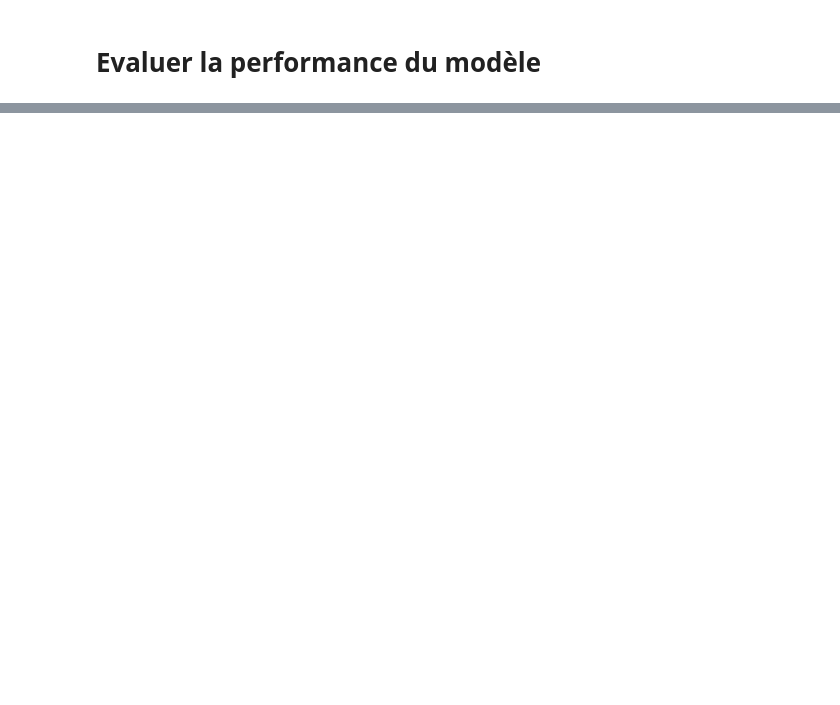
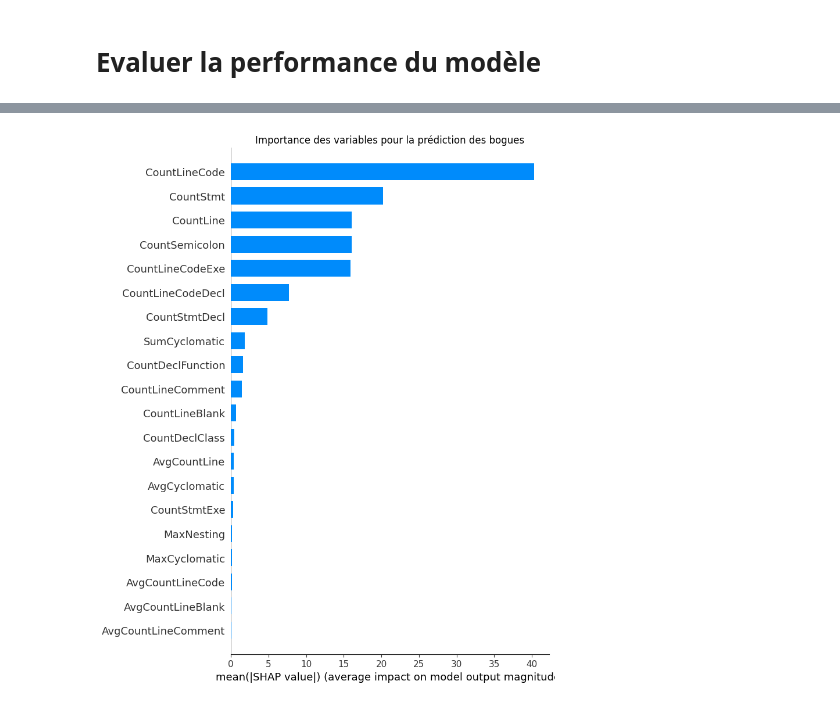
Before and after one commit to IamMoShi/MGL869-Lab-Hive, a Jupyter notebook: Pipeline_Learning_Model.ipynb, the cells around one changed output, grey strips where cells are left out. Drawn from its saved outputs; the diff is of its cells as text; code cells hidden in the pictures; blank space fills up the shorter version.

```diff
--- a/Pipeline_Learning_Model.ipynb
+++ b/Pipeline_Learning_Model.ipynb
@@ -29,10 +32,12 @@ data
 # Préparation des variables
 Modifier les variables indépendantes en fonction de la table. On ne prend pas en compte la version et l'id des commits dans le modèle.
 # %%
-X = data.drop(columns=['Bug','Version','CommitId']) # variables indépendantes, à modifier
+X = data.drop(columns=['Bug','Version','CommitId', 'Name']) # variables indépendantes
+X = X.dropna(axis=1)
 y = data['Bug'] # présence d'un bug
 # %% [markdown]
 # Données d'entraînements et de test
 Modifier test_size à **0.2** pour 20% de test, et 80% de train
 # %%
-X_train, X_test, y_train, y_test = train_test_split(X, y, test_size=0.5, random_state=42, stratify=y)
+X_train, X_test, y_train, y_test = train_test_split(X, y, test_size=0.8, random_state=42, stratify=y)
+print(X_train.dtypes)
@@ -108,0 +150,12 @@ Indices de X_test : Index(['2.5.0', '2.1.0', '2.6.0', '2.2.0'], dtype='object')
+# %%
+# Calculer les valeurs SHAP pour obtenir l'importance des variables
+explainer = shap.Explainer(model1, X_train)
+shap_values = explainer(X_test)
+
+# Visualiser l'importance des variables avec un nomogramme
+shap.summary_plot(shap_values, X_test, plot_type="bar", show=False)
+plt.title("Importance des variables pour la prédiction des bogues")
+plt.savefig('mon_graphique.png')
+plt.show()
+# %% [output]
+[figure, added]
```
Also changed, not shown: parts of 9 cells of this notebook.
